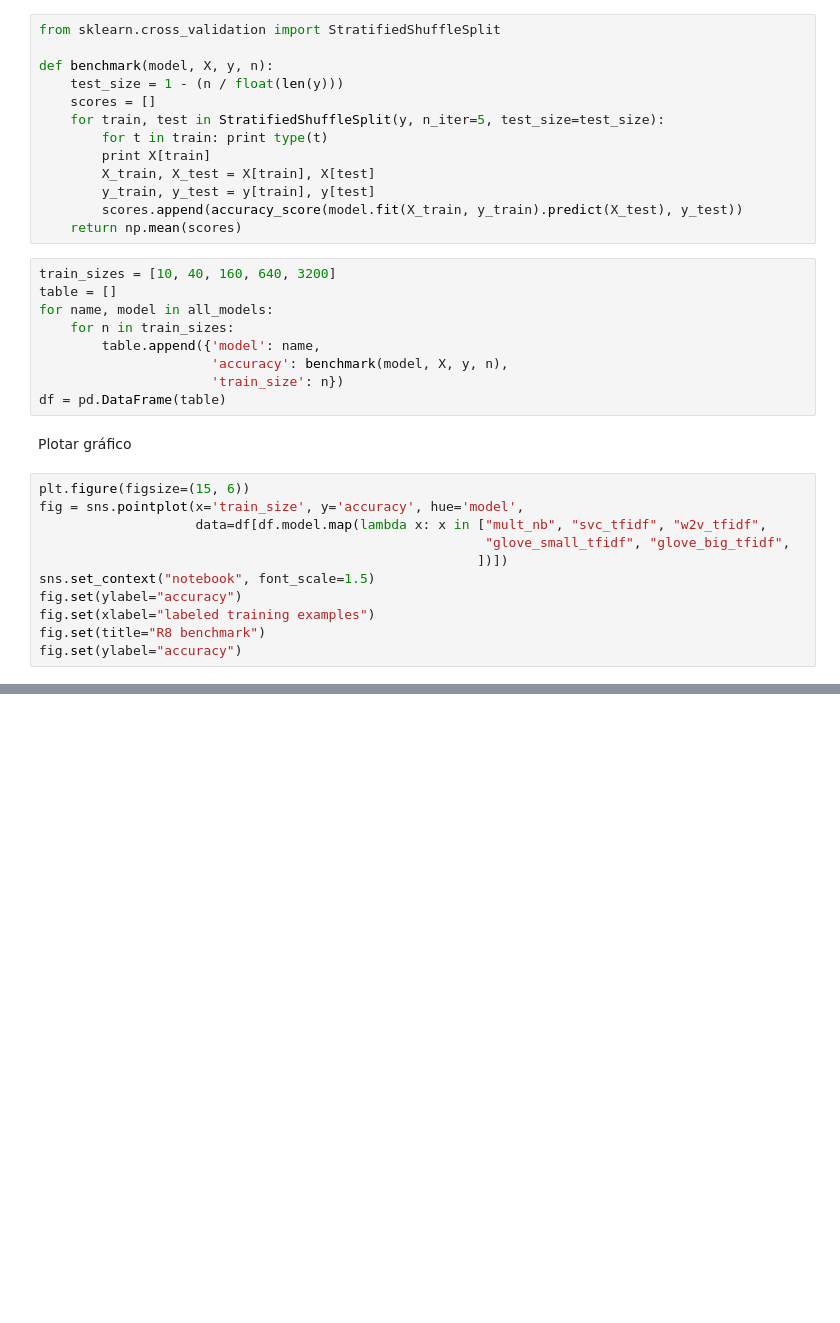
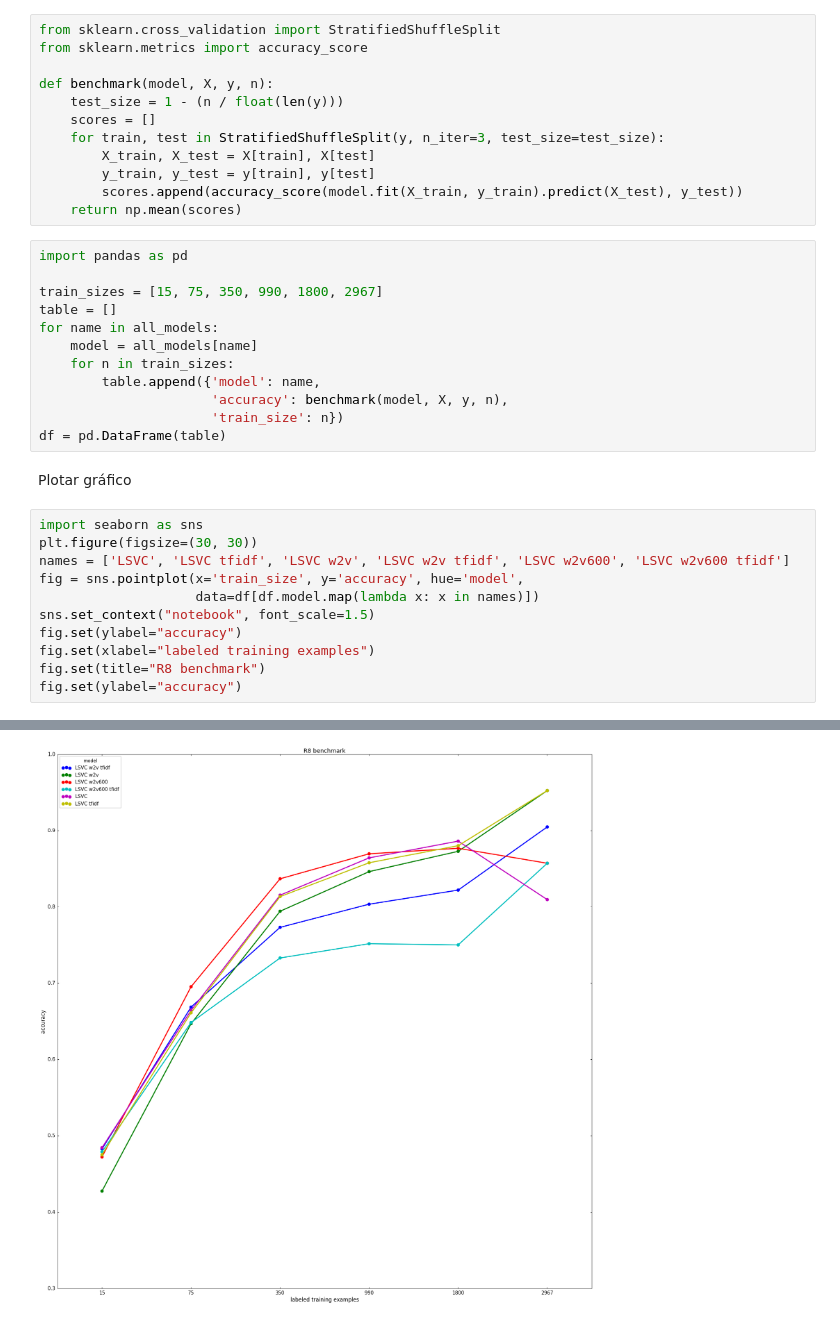
Before and after one commit to eduardogc8/qa-chave, a Jupyter notebook: benchmarking_qc.ipynb, the cells around one changed output, grey strips where cells are left out. Cells and saved outputs as stored; diff of their text form; blank space fills up the shorter version.

```diff
--- a/benchmarking_qc.ipynb
+++ b/benchmarking_qc.ipynb
@@ -307,21 +286,23 @@ SVC sigmoidt        0.1801
 Realizar testes variando o tamanho do conjunto de treinamento
 # %%
 from sklearn.cross_validation import StratifiedShuffleSplit
+from sklearn.metrics import accuracy_score
 
 def benchmark(model, X, y, n):
     test_size = 1 - (n / float(len(y)))
     scores = []
-    for train, test in StratifiedShuffleSplit(y, n_iter=5, test_size=test_size):
-        for t in train: print type(t)
-        print X[train]
+    for train, test in StratifiedShuffleSplit(y, n_iter=3, test_size=test_size):
         X_train, X_test = X[train], X[test]
         y_train, y_test = y[train], y[test]
         scores.append(accuracy_score(model.fit(X_train, y_train).predict(X_test), y_test))
     return np.mean(scores)
 # %%
-train_sizes = [10, 40, 160, 640, 3200]
+import pandas as pd
+
+train_sizes = [15, 75, 350, 990, 1800, 2967]
 table = []
-for name, model in all_models:
+for name in all_models:
+    model = all_models[name]
     for n in train_sizes:
         table.append({'model': name,
                       'accuracy': benchmark(model, X, y, n),
@@ -330,13 +311,14 @@ df = pd.DataFrame(table)
 # %% [markdown]
 Plotar gráfico
 # %%
-plt.figure(figsize=(15, 6))
+import seaborn as sns
+plt.figure(figsize=(30, 30))
+names = ['LSVC', 'LSVC tfidf', 'LSVC w2v', 'LSVC w2v tfidf', 'LSVC w2v600', 'LSVC w2v600 tfidf']
 fig = sns.pointplot(x='train_size', y='accuracy', hue='model',
-                    data=df[df.model.map(lambda x: x in ["mult_nb", "svc_tfidf", "w2v_tfidf",
-                                                         "glove_small_tfidf", "glove_big_tfidf",
-                                                        ])])
+                    data=df[df.model.map(lambda x: x in names)])
 sns.set_context("notebook", font_scale=1.5)
 fig.set(ylabel="accuracy")
 fig.set(xlabel="labeled training examples")
 fig.set(title="R8 benchmark")
 fig.set(ylabel="accuracy")
+# %% [output]
@@ -342,0 +326 @@ fig.set(ylabel="accuracy")
+[figure, added]
```
Also changed, not shown: parts of 46 cells of this notebook, 9 other files.
